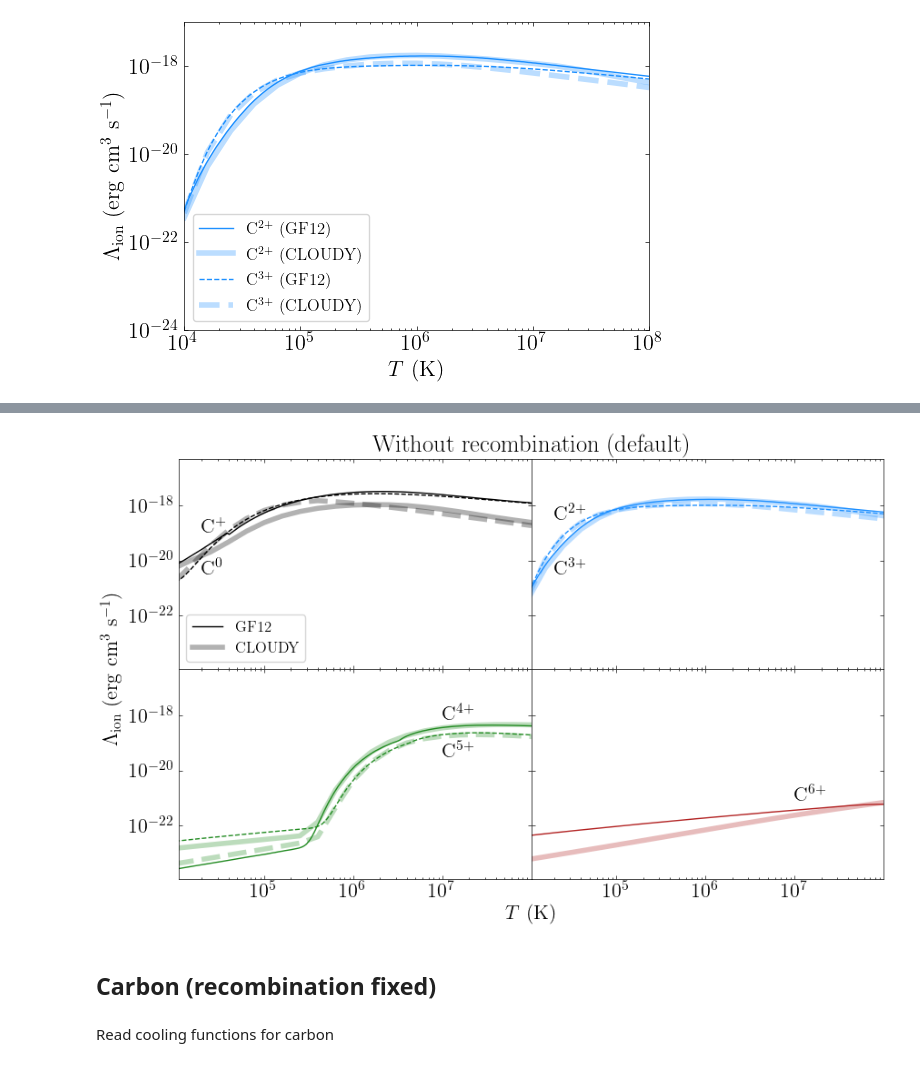
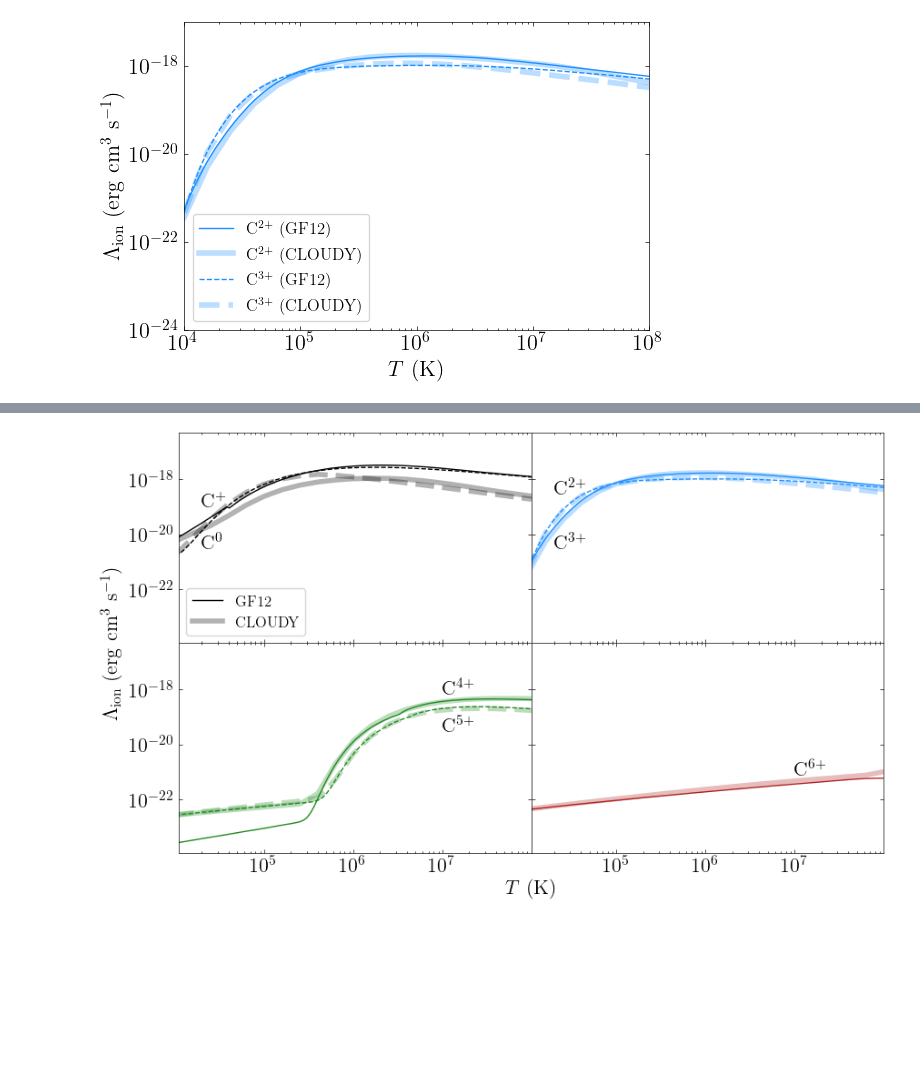
Before and after one commit to suyashk12/cgm_science, a Jupyter notebook: cloudy_fitting/cooling_eff.ipynb, the cells around one changed output, grey strips where cells are left out. Drawn from its saved outputs; the diff is of its cells as text; code cells hidden in the pictures; blank space fills up the shorter version.

```diff
--- a/cloudy_fitting/cooling_eff.ipynb
+++ b/cloudy_fitting/cooling_eff.ipynb
@@ -994,7 +566,7 @@ for i in range(len(C_list)):
     s = C_list[i]
 
 
-    ax.plot(T_grid, lam_dict[s],
+    ax.plot(T_grid, lam_dict_init[s],
             color=colors_list[i],
             linestyle = ls_list[i], label=C_species[i])
 
@@ -1016,0 +591,37 @@ ax.set_yscale('log')
+# %%
+lam_dict_rec = {s:np.zeros(len(T_grid)) for s in C_list}
+# %%
+for i in range(1, len(C_list)):
+
+    s = C_list[i]
+
+    # Load in the recombination file
+    with open(rootdir+'cloudy_grids/non_eqm_models/cooling_eff/{}/recomb t6.cool'.format(s)) as f:
+        L = f.readlines()
+
+    # Read in lines with temperatures and recombination coefficients
+    te_str_list = [l for l in L if 'recombination coefficients' in l][1:] # First line is a title
+    rad_rec_str_list = [l for l in L if 'radiative used' in l]
+
+    # Isolate temperatures and recombination coefficients by splitting strings appropriately
+    te_list = [float(l.split('\t')[2]) for l in te_str_list]
+    rad_rec_list = [float(l.split(' ')[-5]) for l in rad_rec_str_list]
+
+    # Isolate unique temperatures and recombination coefficients
+    te_unique = []
+    rad_rec_unique = []
+
+    for i in range(len(te_list)-1):
+
+        if te_list[i]!=te_list[i+1]:
+            te_unique.append(te_list[i])
+            rad_rec_unique.append(rad_rec_list[i])
+
+    te_unique.append(te_list[-1]) # Need to manually add last entry
+    rad_rec_unique.append(rad_rec_unique[-1])
+
+    te_unique = np.array(te_unique)
+    rad_rec_unique = np.array(rad_rec_unique)
+
+    # Compute recombination cooling, multiply kT (in erg) with recombination coefficient
+    lam_dict_rec[s] = ((constants.k_B*te_unique*units.K).to(units.erg).value)*rad_rec_unique
@@ -1016,0 +630,2 @@ ax.set_yscale('log')
+# %%
+lam_dict = {s:lam_dict_init[s]+lam_dict_rec[s] for s in C_list}
@@ -1224,36 +842,32 @@ axes[1,0].plot(T_grid, lam_dict[C_list[5]],
 axes[1,0].text(x_list[5], y_list[5], C_species[5])
 
 #axes[1,0].legend()
 
 # CVII
 
 axes[1,1].plot(gf12_table[:,0], gf12_table[:,7],
             color=colors_list[6],
             linestyle = ls_list[6], label=C_species[6]+' (GF12)')
 
 axes[1,1].plot(T_grid, lam_dict[C_list[6]],
         color=colors_list[6],
         linestyle = ls_list[6], label=C_species[6]+' (CLOUDY)', lw=4, alpha=.3)
 
 axes[1,1].text(x_list[6], y_list[6], C_species[6])
 
 
 #axes[1,1].legend()
 
 ax_label = fig.add_subplot(111, frameon=False)
 # hide tick and tick label of the big axes
 ax_label.set_xticks([])
 ax_label.set_yticks([])
 
 ax_label.set_xlabel(r'$T \ (\mathrm{K})$', labelpad=20)
 ax_label.set_ylabel(r'$\Lambda_{\mathrm{ion}} \ (\mathrm{erg} \ \mathrm{cm}^{3} \ \mathrm{s}^{-1})$', labelpad=45)
 
-ax_label.set_title('Without recombination (default)')
+#ax_label.set_title('Without recombination (default)')
 
 plt.subplots_adjust(wspace=0, hspace=0)
 # %% [output]
-[figure, old version]
+[figure, new version]
-# %% [markdown]
-## Carbon (recombination fixed)
-# %% [markdown]
-Read cooling functions for carbon
```
Also changed, not shown: parts of 58 cells of this notebook, 8 other files.
